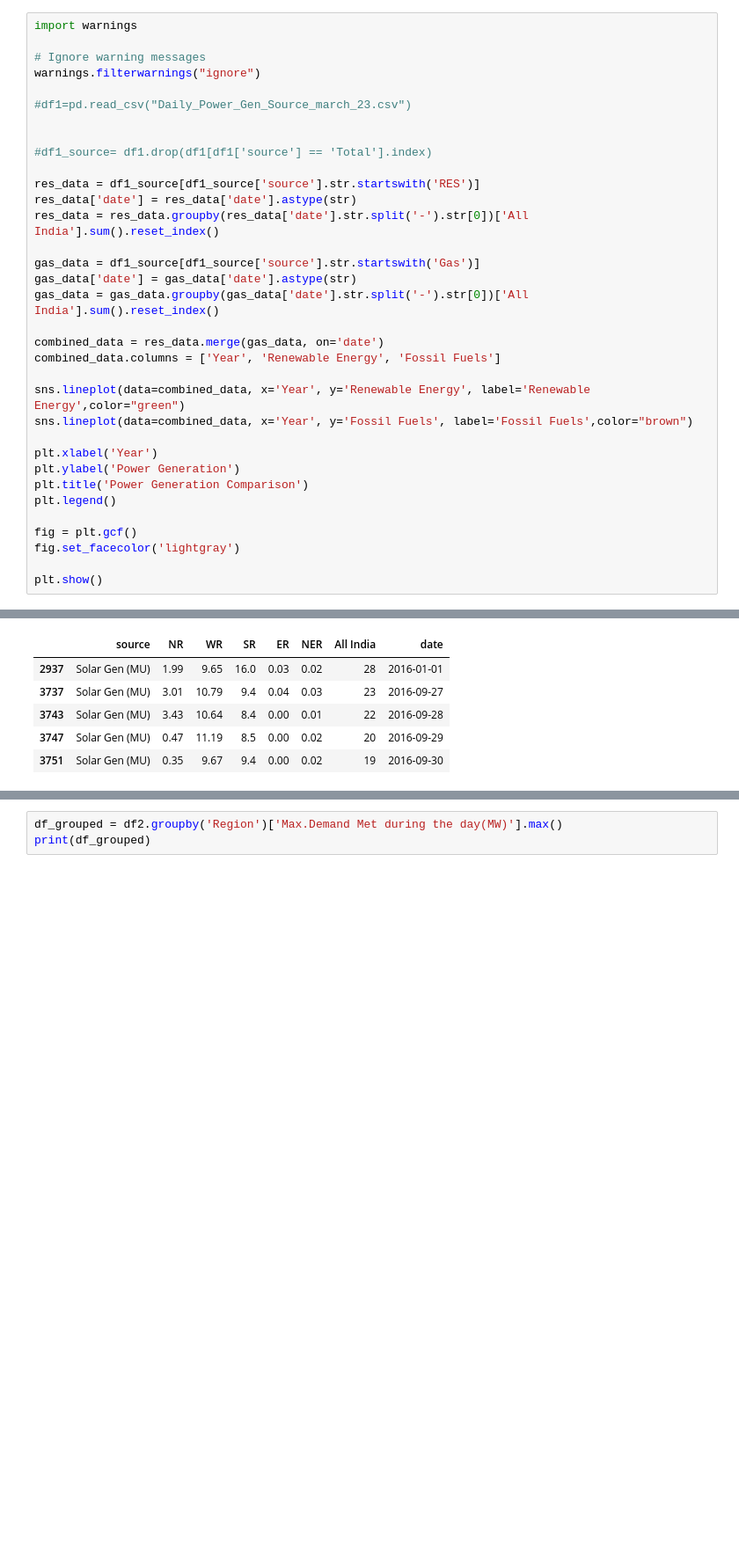
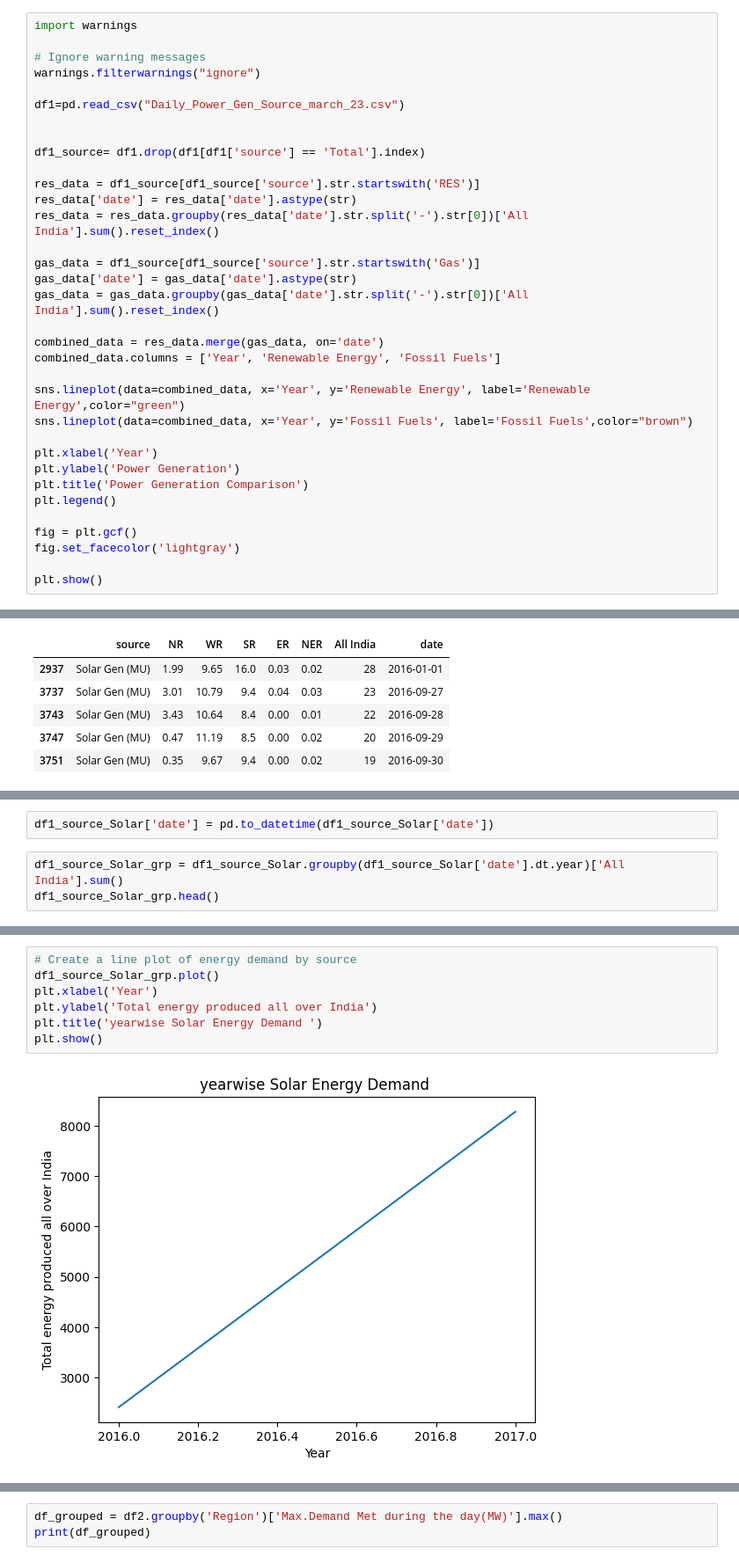
Before and after one commit to ashu-tosh272/POWER-GENERATION-DATA-ANALYSIS, a Jupyter notebook: major_project.ipynb, the cells around one changed output, grey strips where cells are left out. Shown at 88% size. Cells and saved outputs as stored; diff of their text form; blank space fills up the shorter version.

```diff
--- a/major_project.ipynb
+++ b/major_project.ipynb
@@ -268,10 +268,10 @@ import warnings
 # Ignore warning messages
 warnings.filterwarnings("ignore")
 
-#df1=pd.read_csv("Daily_Power_Gen_Source_march_23.csv")
+df1=pd.read_csv("Daily_Power_Gen_Source_march_23.csv")
 
 
-#df1_source= df1.drop(df1[df1['source'] == 'Total'].index)
+df1_source= df1.drop(df1[df1['source'] == 'Total'].index)
 
 res_data = df1_source[df1_source['source'].str.startswith('RES')]
 res_data['date'] = res_data['date'].astype(str)
@@ -451,0 +459,5 @@ DATA SET 2
+# %%
+df1_source_Solar['date'] = pd.to_datetime(df1_source_Solar['date'])
+# %%
+df1_source_Solar_grp = df1_source_Solar.groupby(df1_source_Solar['date'].dt.year)['All India'].sum()
+df1_source_Solar_grp.head()
@@ -451,0 +469,9 @@ DATA SET 2
+# %%
+# Create a line plot of energy demand by source
+df1_source_Solar_grp.plot()
+plt.xlabel('Year')
+plt.ylabel('Total energy produced all over India')
+plt.title('yearwise Solar Energy Demand ')
+plt.show()
+# %% [output]
+[figure, added]
```
Also changed, not shown: parts of 26 cells of this notebook.
